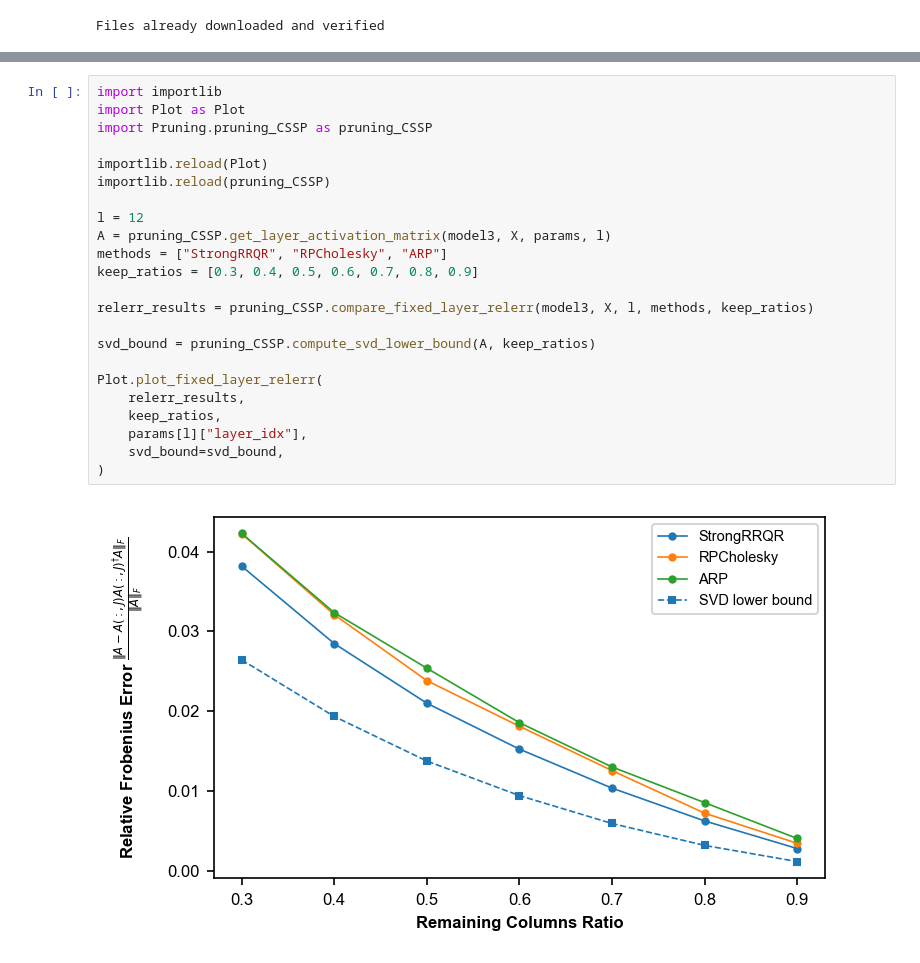
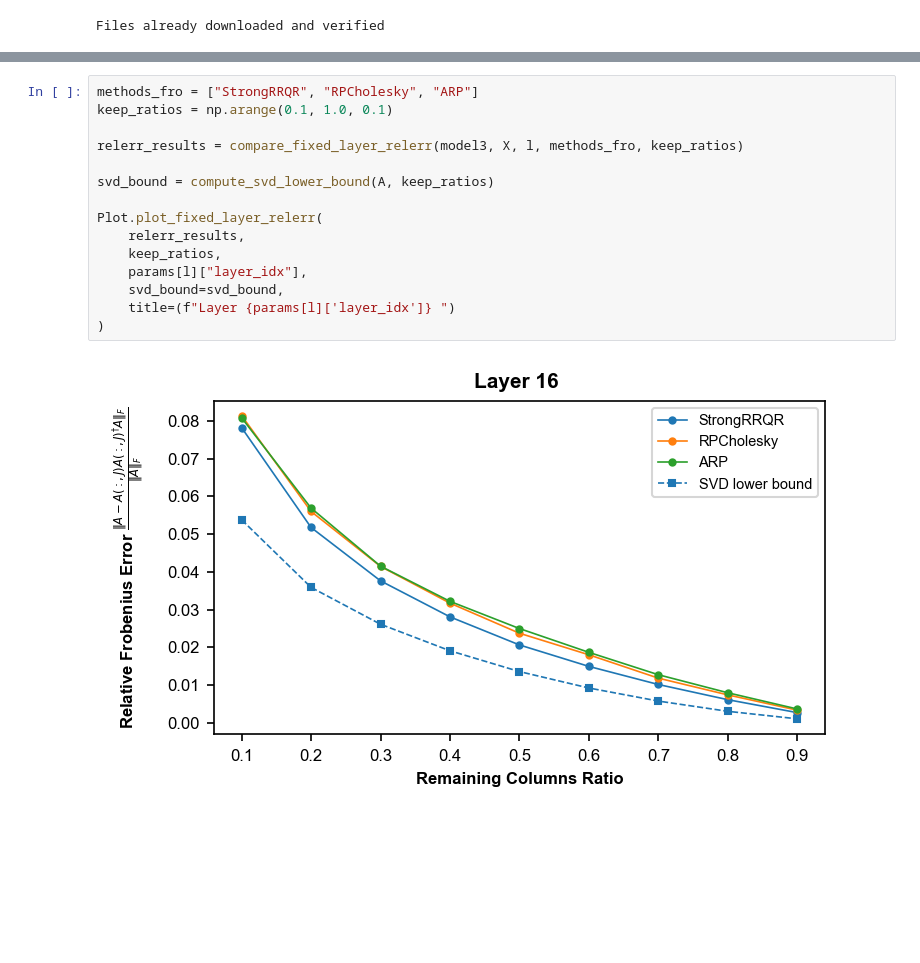
Before and after one commit to yuekai-yan/CSSP_Neural_Networks_Pruning, a Jupyter notebook: CIFAR10.ipynb, the cells around one changed output, grey strips where cells are left out. Drawn from its saved outputs; the diff is of its cells as text; blank space fills up the shorter version.

```diff
--- a/CIFAR10.ipynb
+++ b/CIFAR10.ipynb
@@ -347,25 +328,17 @@ Plot.plot_singular_value_spectrum(
 # %%
-import importlib
-import Plot as Plot
-import Pruning.pruning_CSSP as pruning_CSSP
+methods_fro = ["StrongRRQR", "RPCholesky", "ARP"]
+keep_ratios = np.arange(0.1, 1.0, 0.1)
 
-importlib.reload(Plot)
-importlib.reload(pruning_CSSP)
+relerr_results = compare_fixed_layer_relerr(model3, X, l, methods_fro, keep_ratios)
 
-l = 12
-A = pruning_CSSP.get_layer_activation_matrix(model3, X, params, l)
-methods = ["StrongRRQR", "RPCholesky", "ARP"]
-keep_ratios = [0.3, 0.4, 0.5, 0.6, 0.7, 0.8, 0.9]
-
-relerr_results = pruning_CSSP.compare_fixed_layer_relerr(model3, X, l, methods, keep_ratios)
-
-svd_bound = pruning_CSSP.compute_svd_lower_bound(A, keep_ratios)
+svd_bound = compute_svd_lower_bound(A, keep_ratios)
 
 Plot.plot_fixed_layer_relerr(
     relerr_results,
     keep_ratios,
     params[l]["layer_idx"],
     svd_bound=svd_bound,
+    title=(f"Layer {params[l]['layer_idx']} ")
 )
 # %% [output]
-[figure, old version]
+[figure, new version]
```
Also changed, not shown: parts of 12 cells of this notebook, 4 other files.
